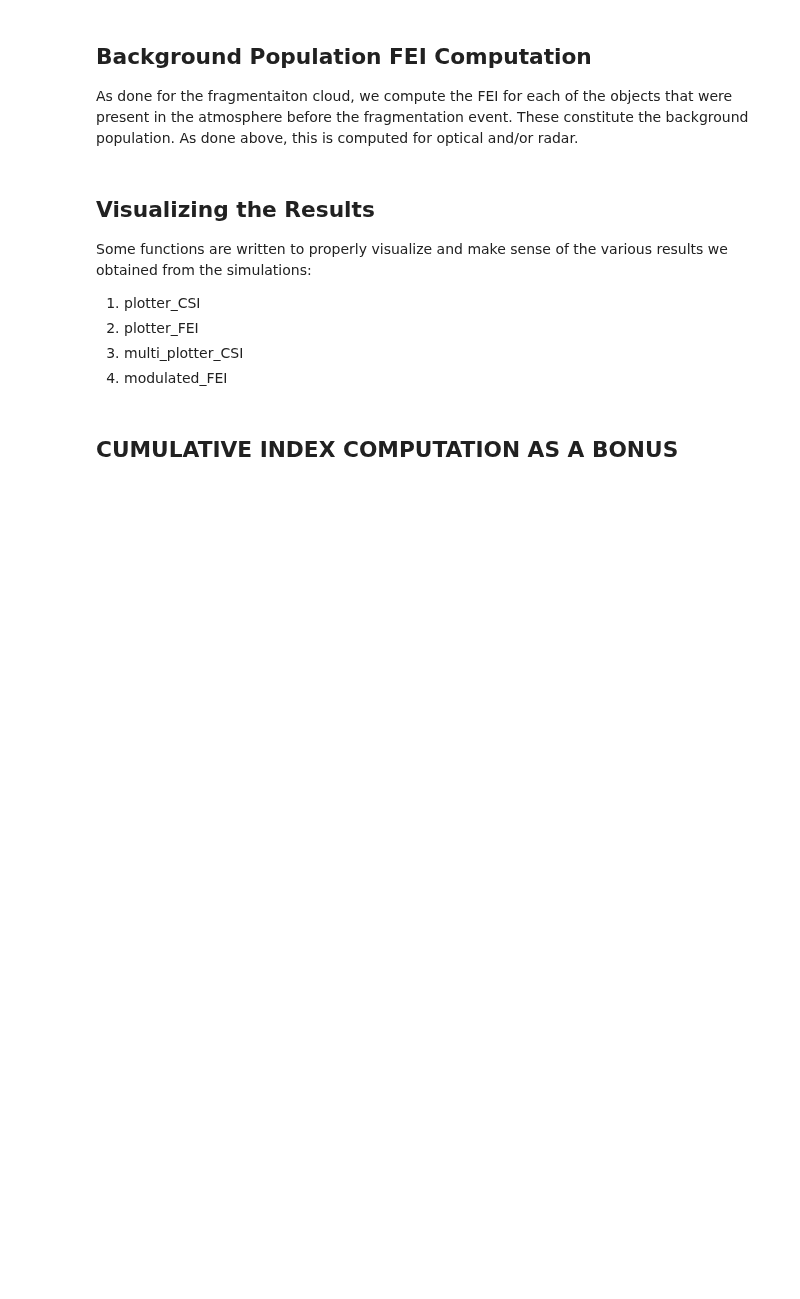
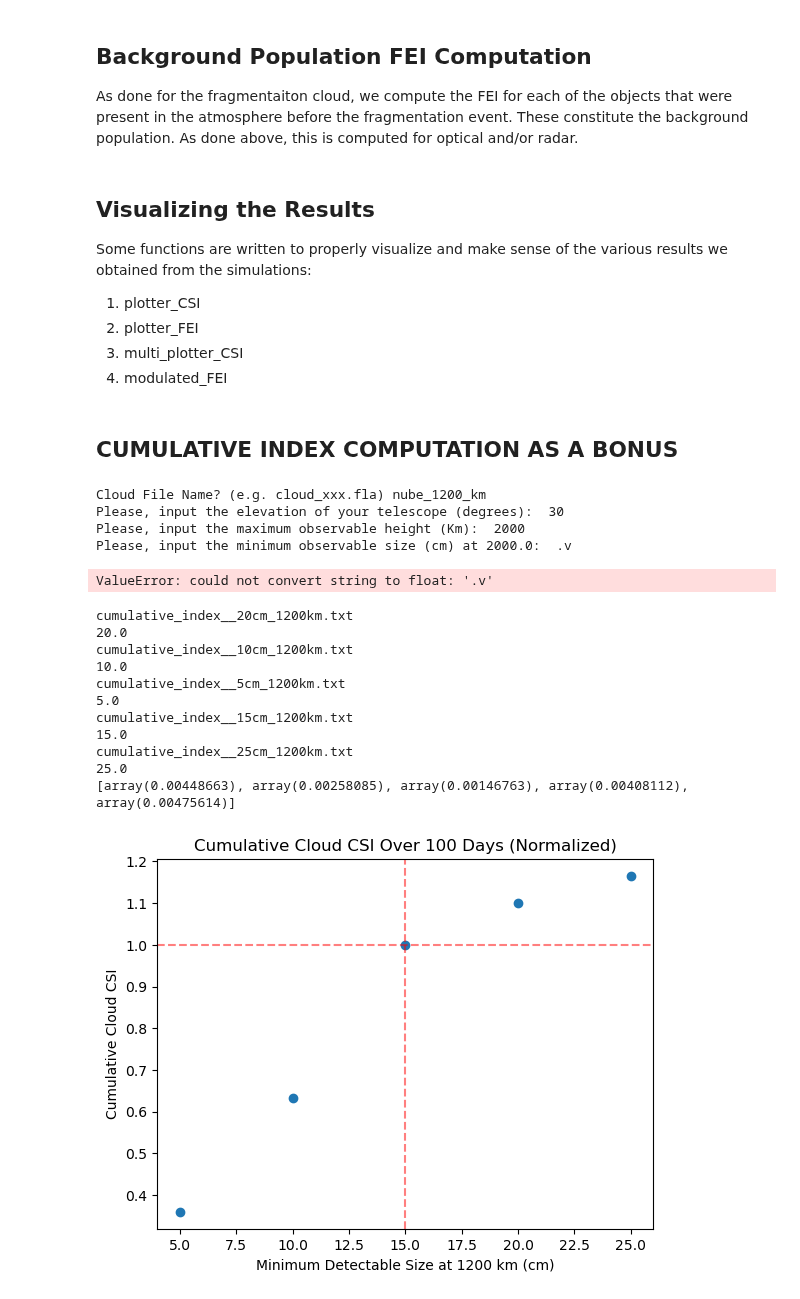
Before and after one commit to luigigisolfi/Updated_FEI_Computation, a Jupyter notebook: final_thesis_code.ipynb, the cells around one changed output. Drawn from its saved outputs; the diff is of its cells as text; code cells hidden in the pictures; blank space fills up the shorter version.

```diff
--- a/final_thesis_code.ipynb
+++ b/final_thesis_code.ipynb
@@ -1212,9 +1212,16 @@ if __name__ == '__main__':
         day_list, global_CSI_cloud_only_list, global_CSI_cloud_only_list_no_weights, global_CSI_list, global_CSI_list_no_weights, ratios_list = radar_main(nube, h_coll, s_min,h_max, piece_of_string)
 
         CUMULATIVE_INDEX = np.sum(global_CSI_cloud_only_list)
-        with open('cumulative_index_{}.txt', 'w') as cumulative_index:
-            cumulative_index.write(f'CUMULATIVE INDEX: {CUMULATIVE_INDEX}')
-            cumulative_index.close()
+        if os.path.isdir(f'/Users/luigigisolfi/{str(nube)}/CUMULATIVE_INDEX_RADAR/'):
+            print('CUMULATIVE_INDEX directory already exists.\n')
+
+        else:
+            os.mkdir(f'/Users/luigigisolfi/{str(nube)}/CUMULATIVE_INDEX_RADAR/')
+            print('Created CUMULATIVE_INDEX directory.\n')
+        with open(f'/Users/luigigisolfi/{str(nube)}/CUMULATIVE_INDEX_RADAR/cumulative_index_{piece_of_string}.txt', 'w') as cumulative_index:
+                cumulative_index.write(f'CUMULATIVE INDEX: {CUMULATIVE_INDEX}')
+                cumulative_index.close()
+
 
         plotter_FEI(network_type, c)
         plotter_CSI(network_type, c)
@@ -1233,12 +1240,25 @@ if __name__ == '__main__':
         day_list, global_CSI_cloud_only_list, global_CSI_cloud_only_list_no_weights, global_CSI_list, global_CSI_list_no_weights, ratios_list = optical_main(nube, h_coll, s_min,h_max, piece_of_string)
 
         CUMULATIVE_INDEX = np.sum(global_CSI_cloud_only_list)
-        with open('cumulative_index_{}.txt', 'w') as cumulative_index:
-            cumulative_index.write(f'CUMULATIVE INDEX: {CUMULATIVE_INDEX}')
-            cumulative_index.close()
+        if os.path.isdir(f'/Users/luigigisolfi/{str(nube)}/CUMULATIVE_INDEX_OPTICAL/'):
+            print('CUMULATIVE_INDEX directory already exists.\n')
+
+        else:
+            os.mkdir(f'/Users/luigigisolfi/{str(nube)}/CUMULATIVE_INDEX_OPTICAL/')
+            print('Created CUMULATIVE_INDEX directory.\n')
+        with open(f'/Users/luigigisolfi/{str(nube)}/CUMULATIVE_INDEX_OPTICAL/cumulative_index_{piece_of_string}.txt', 'w') as cumulative_index:
+                cumulative_index.write(f'CUMULATIVE INDEX: {CUMULATIVE_INDEX}')
+                cumulative_index.close()
+
 
         plotter_FEI(network_type, c)
         plotter_CSI(network_type, c)
     else:
         print('Not a valid network type. Aborting...')
         exit()
+# %% [output]
+Cloud File Name? (e.g. cloud_xxx.fla) nube_1200_km
+Please, input the elevation of your telescope (degrees):  30
+Please, input the maximum observable height (Km):  2000
+Please, input the minimum observable size (cm) at 2000.0:  .v
+ValueError: could not convert string to float: '.v'
@@ -1244,0 +1267,39 @@ if __name__ == '__main__':
+# %%
+csi_cumulative_list = []
+capability_list = []
+nube = 'nube_450_km'
+for file in os.listdir(f'/Users/luigigisolfi/{str(nube)}/CUMULATIVE_INDEX_RADAR/'):
+    if file == '.ipynb_checkpoints' or '30' in file:
+        continue
+    print(file)
+    if len(file.split('_')[3]) == 4:
+        capability = float(file.split('_')[3][:2])
+        print(capability)
+    else:
+        capability = float(file.split('_')[3][:1])
+        print(capability)
+    csi_cumulative = np.loadtxt(f'/Users/luigigisolfi/{str(nube)}/CUMULATIVE_INDEX_RADAR/{file}', unpack = True, usecols = 2)
+    csi_cumulative_list.append(csi_cumulative)
+    capability_list.append(capability)
+
+print(csi_cumulative_list)
+plt.axhline(1, color = 'r', linestyle = '--', alpha = 0.5)
+plt.axvline(15, color = 'r', linestyle = '--', alpha = 0.5)
+plt.scatter(np.sort(capability_list), np.sort(csi_cumulative_list)/np.sort(csi_cumulative_list)[2])
+plt.title('Cumulative Cloud CSI Over 100 Days (Normalized)')
+plt.xlabel('Minimum Detectable Size at 1200 km (cm)')
+plt.ylabel('Cumulative Cloud CSI')
+plt.savefig(f'/Users/luigigisolfi/{str(nube)}/figures/Cumulative_CSI_Radar_{str(nube)}')
+# %% [output]
+cumulative_index__20cm_1200km.txt
+20.0
+cumulative_index__10cm_1200km.txt
+10.0
+cumulative_index__5cm_1200km.txt
+5.0
+cumulative_index__15cm_1200km.txt
+15.0
+cumulative_index__25cm_1200km.txt
+25.0
+[array(0.00448663), array(0.00258085), array(0.00146763), array(0.00408112), array(0.00475614)]
+[figure, added]
```
Also changed, not shown: parts of 3 cells of this notebook.
